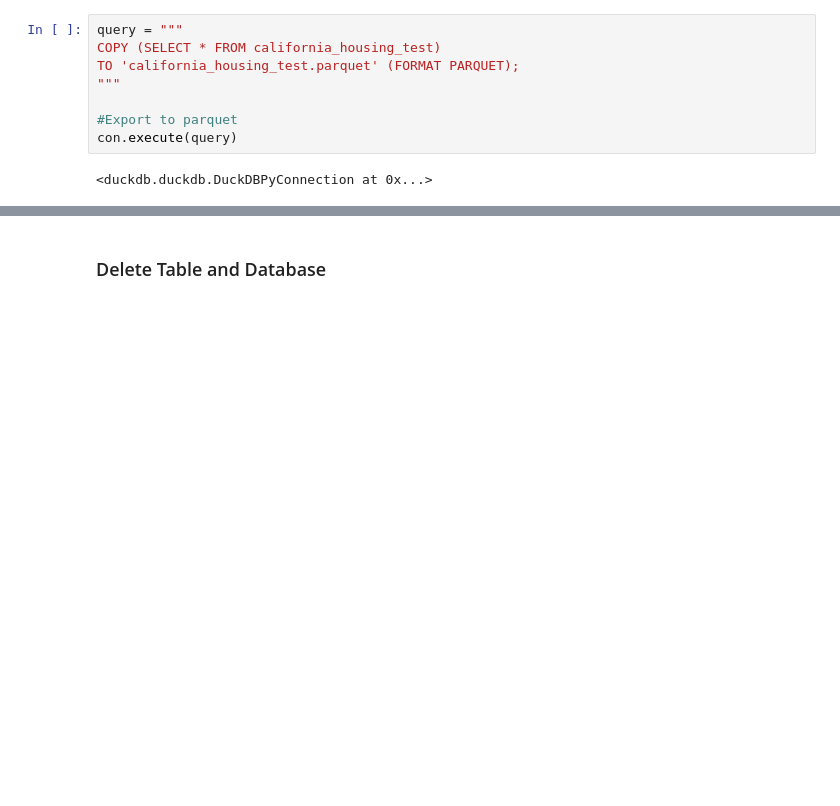
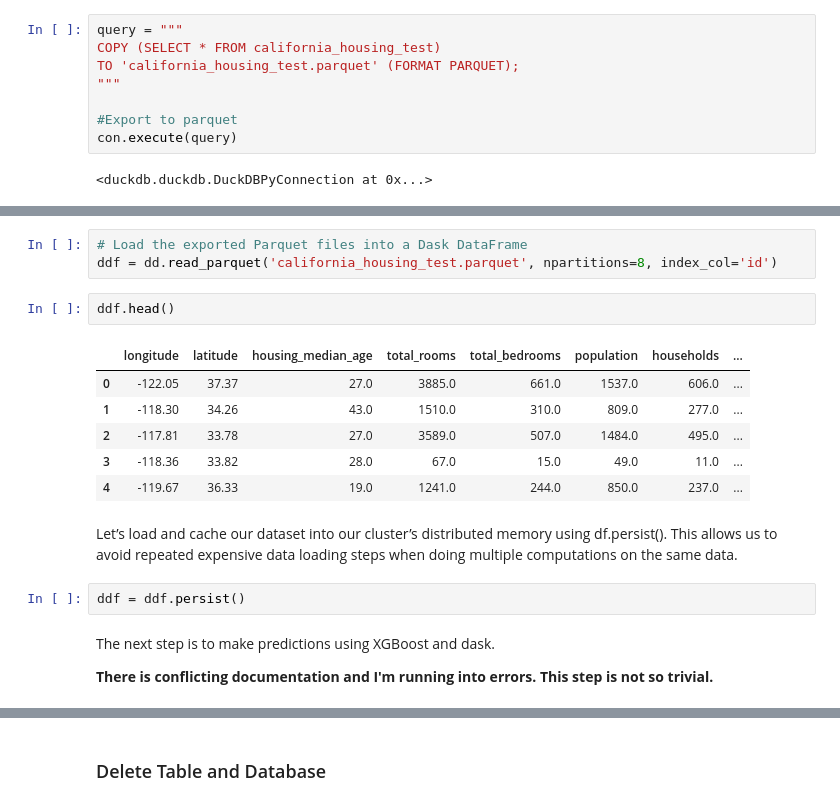
Before and after one commit to erikwidman/DuckDB, a Jupyter notebook: DuckDB_Playground.ipynb, the cells around one changed output, grey strips where cells are left out. Drawn from its saved outputs; the diff is of its cells as text; blank space fills up the shorter version.

```diff
--- a/DuckDB_Playground.ipynb
+++ b/DuckDB_Playground.ipynb
@@ -547,0 +623,20 @@ con.execute(query)
+# %%
+# Load the exported Parquet files into a Dask DataFrame
+ddf = dd.read_parquet('california_housing_test.parquet', npartitions=8, index_col='id')
+# %%
+ddf.head()
+# %% [output]
+|  | longitude | latitude | housing_median_age | total_rooms | total_bedrooms | population | households | ... |
+| 0 | -122.05 | 37.37 | 27.0 | 3885.0 | 661.0 | 1537.0 | 606.0 | ... |
+| 1 | -118.30 | 34.26 | 43.0 | 1510.0 | 310.0 | 809.0 | 277.0 | ... |
+| 2 | -117.81 | 33.78 | 27.0 | 3589.0 | 507.0 | 1484.0 | 495.0 | ... |
+| 3 | -118.36 | 33.82 | 28.0 | 67.0 | 15.0 | 49.0 | 11.0 | ... |
+| 4 | -119.67 | 36.33 | 19.0 | 1241.0 | 244.0 | 850.0 | 237.0 | ... |
+# %% [markdown]
+Let’s load and cache our dataset into our cluster’s distributed memory using df.persist(). This allows us to avoid repeated expensive data loading steps when doing multiple computations on the same data.
+# %%
+ddf = ddf.persist()
+# %% [markdown]
+The next step is to make predictions using XGBoost and dask.
+
+ **There is conflicting documentation and I'm running into errors. This step is not so trivial.**
```
Also changed, not shown: parts of 18 cells of this notebook.
